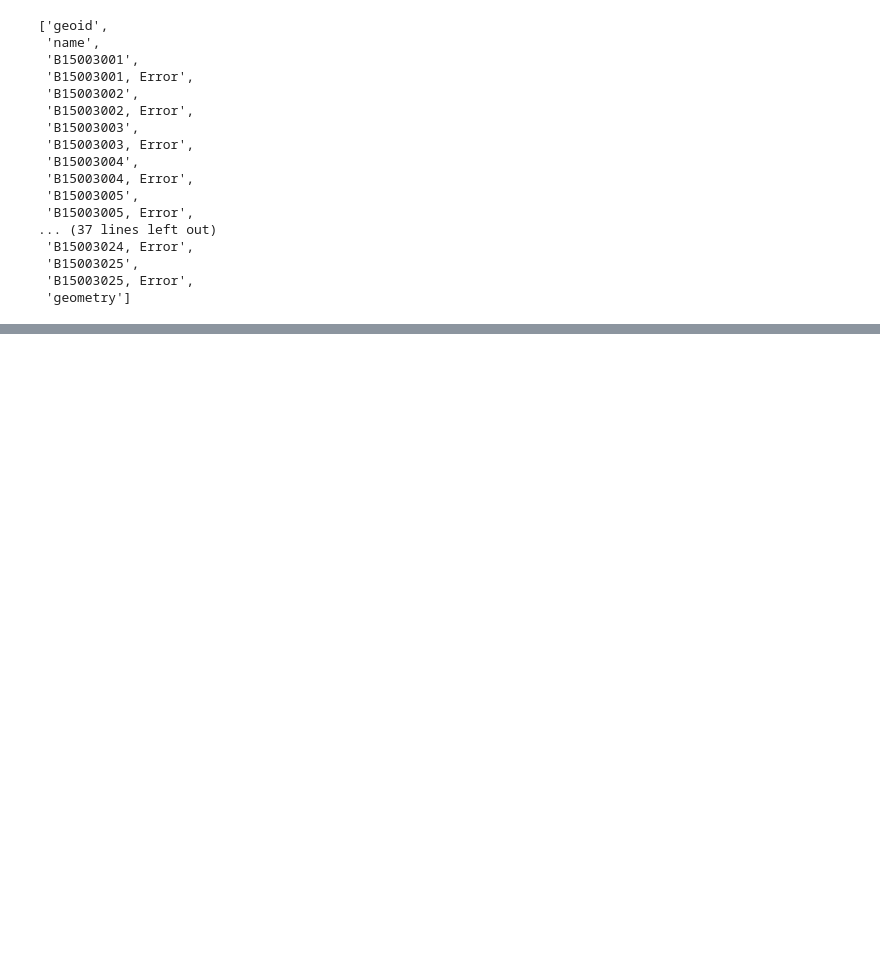
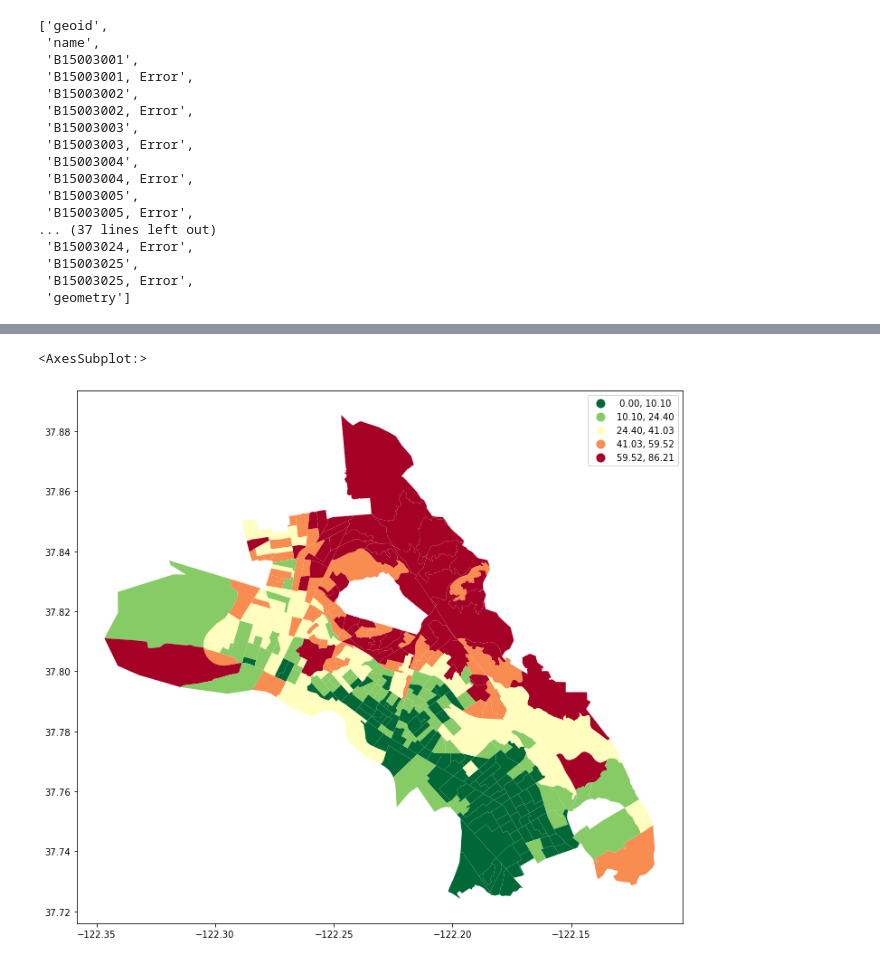
Before and after one commit to michaelrosen3/up206-michaelandelliott, a Jupyter notebook: Group Assignments/midterm.ipynb, the cells around one changed output, grey strips where cells are left out. Cells and saved outputs as stored; diff of their text form; code cells hidden in the pictures; blank space fills up the shorter version.

```diff
--- a/Group Assignments/midterm.ipynb
+++ b/Group Assignments/midterm.ipynb
@@ -259,0 +286,9 @@ oakeduc.head()
+# %%
+oakrace.plot(figsize=(12,12),
+            column='Percent White',
+            legend=True,
+            cmap='RdYlGn_r',
+            scheme='Natural_breaks')
+# %% [output]
+<AxesSubplot:>
+[figure, added]
```
Also changed, not shown: parts of 12 cells of this notebook.
